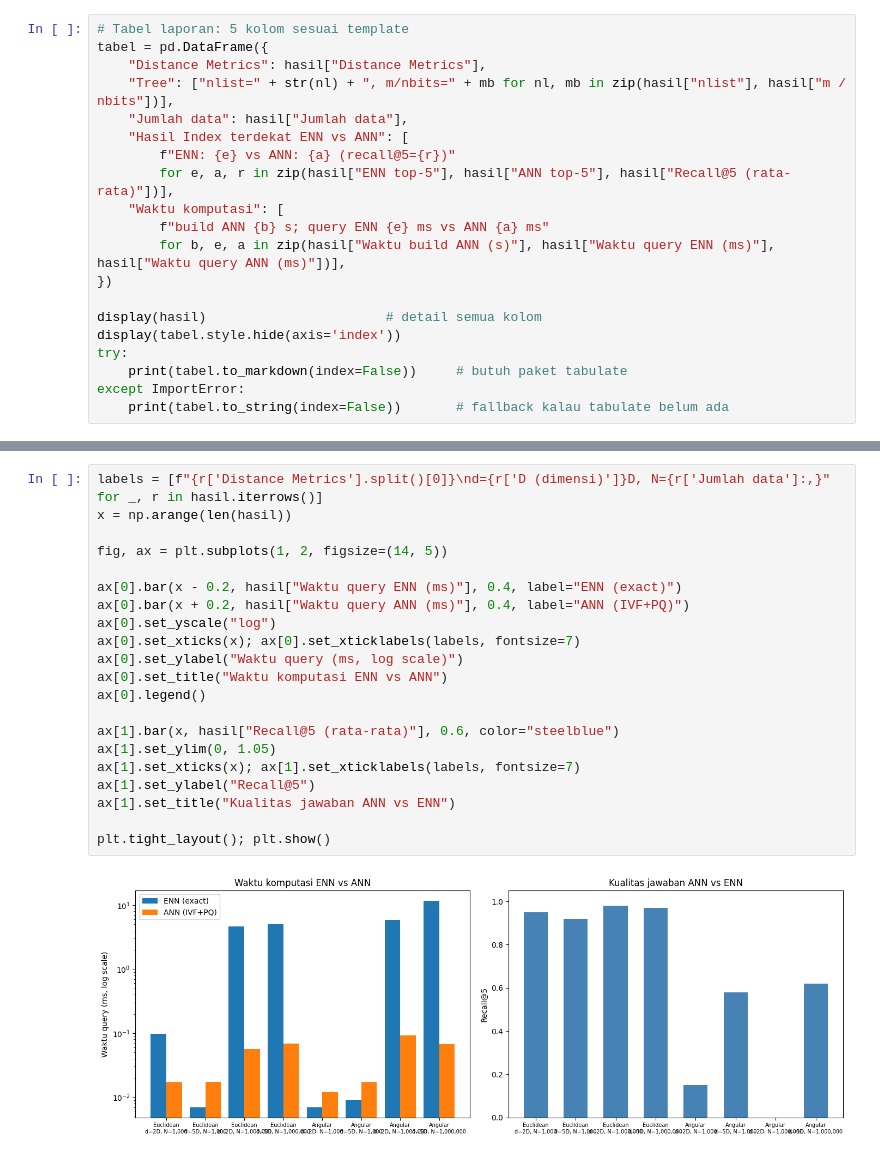
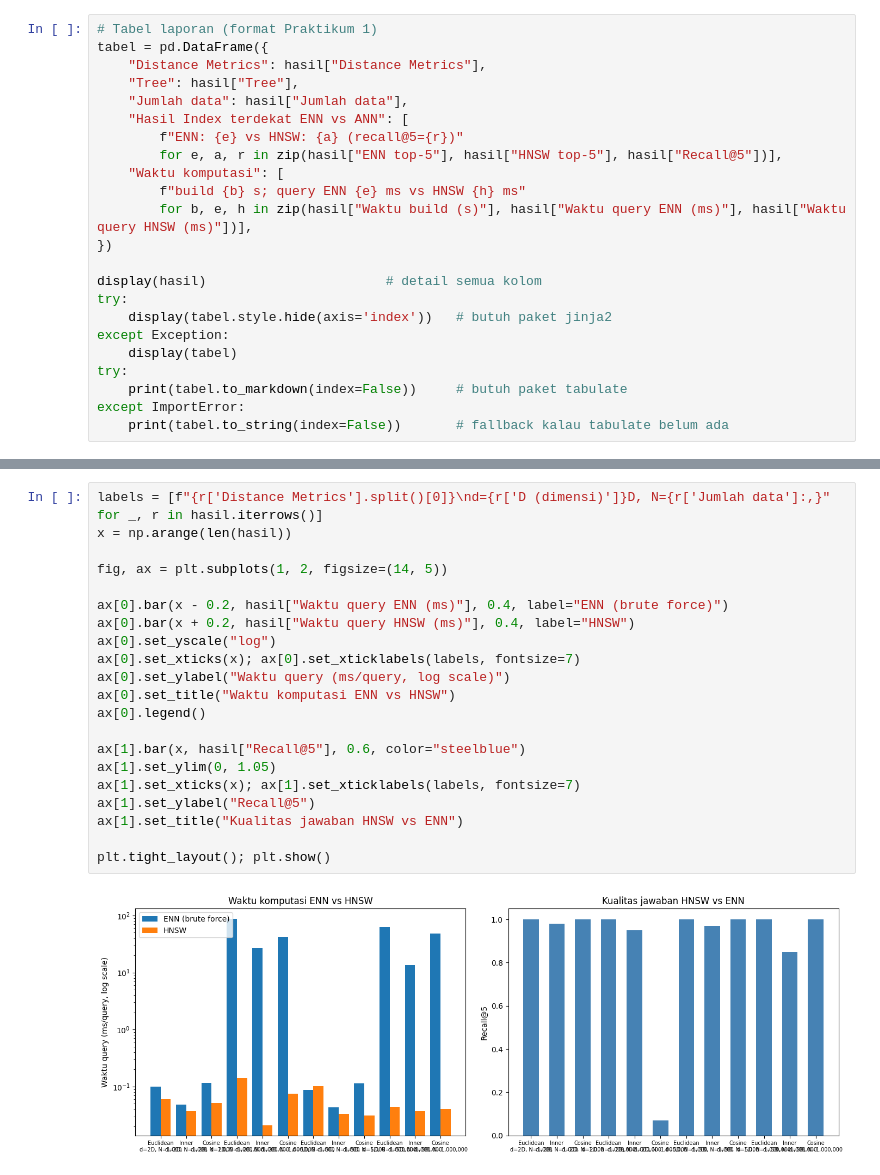
Before and after one commit to oninonins/Machine-learning-, a Jupyter notebook: JS06 - ANN/Praktikum_3.ipynb, the cells around one changed output, grey strips where cells are left out. Drawn from its saved outputs; the diff is of its cells as text.

Commit message:
feat(js06-ann): add praktikum 4-5 benchmarks and fix hnsw distance scale

```diff
--- a/JS06 - ANN/Praktikum_3.ipynb
+++ b/JS06 - ANN/Praktikum_3.ipynb
@@ -131,19 +214,22 @@ Angular (cosine, Inner Product) | d=5 | N=1,000,000 | recall@5=0.62
 # %%
-# Tabel laporan: 5 kolom sesuai template
+# Tabel laporan (format Praktikum 1)
 tabel = pd.DataFrame({
     "Distance Metrics": hasil["Distance Metrics"],
-    "Tree": ["nlist=" + str(nl) + ", m/nbits=" + mb for nl, mb in zip(hasil["nlist"], hasil["m / nbits"])],
+    "Tree": hasil["Tree"],
     "Jumlah data": hasil["Jumlah data"],
     "Hasil Index terdekat ENN vs ANN": [
-        f"ENN: {e} vs ANN: {a} (recall@5={r})"
-        for e, a, r in zip(hasil["ENN top-5"], hasil["ANN top-5"], hasil["Recall@5 (rata-rata)"])],
+        f"ENN: {e} vs HNSW: {a} (recall@5={r})"
+        for e, a, r in zip(hasil["ENN top-5"], hasil["HNSW top-5"], hasil["Recall@5"])],
     "Waktu komputasi": [
-        f"build ANN {b} s; query ENN {e} ms vs ANN {a} ms"
-        for b, e, a in zip(hasil["Waktu build ANN (s)"], hasil["Waktu query ENN (ms)"], hasil["Waktu query ANN (ms)"])],
+        f"build {b} s; query ENN {e} ms vs HNSW {h} ms"
+        for b, e, h in zip(hasil["Waktu build (s)"], hasil["Waktu query ENN (ms)"], hasil["Waktu query HNSW (ms)"])],
 })
 
 display(hasil)                       # detail semua kolom
-display(tabel.style.hide(axis='index'))
+try:
+    display(tabel.style.hide(axis='index'))   # butuh paket jinja2
+except Exception:
+    display(tabel)
 try:
     print(tabel.to_markdown(index=False))     # butuh paket tabulate
 except ImportError:
@@ -180,23 +278,23 @@ except ImportError:
 # %%
 labels = [f"{r['Distance Metrics'].split()[0]}\nd={r['D (dimensi)']}D, N={r['Jumlah data']:,}" for _, r in hasil.iterrows()]
 x = np.arange(len(hasil))
 
 fig, ax = plt.subplots(1, 2, figsize=(14, 5))
 
-ax[0].bar(x - 0.2, hasil["Waktu query ENN (ms)"], 0.4, label="ENN (exact)")
-ax[0].bar(x + 0.2, hasil["Waktu query ANN (ms)"], 0.4, label="ANN (IVF+PQ)")
+ax[0].bar(x - 0.2, hasil["Waktu query ENN (ms)"], 0.4, label="ENN (brute force)")
+ax[0].bar(x + 0.2, hasil["Waktu query HNSW (ms)"], 0.4, label="HNSW")
 ax[0].set_yscale("log")
 ax[0].set_xticks(x); ax[0].set_xticklabels(labels, fontsize=7)
-ax[0].set_ylabel("Waktu query (ms, log scale)")
-ax[0].set_title("Waktu komputasi ENN vs ANN")
+ax[0].set_ylabel("Waktu query (ms/query, log scale)")
+ax[0].set_title("Waktu komputasi ENN vs HNSW")
 ax[0].legend()
 
-ax[1].bar(x, hasil["Recall@5 (rata-rata)"], 0.6, color="steelblue")
+ax[1].bar(x, hasil["Recall@5"], 0.6, color="steelblue")
 ax[1].set_ylim(0, 1.05)
 ax[1].set_xticks(x); ax[1].set_xticklabels(labels, fontsize=7)
 ax[1].set_ylabel("Recall@5")
-ax[1].set_title("Kualitas jawaban ANN vs ENN")
+ax[1].set_title("Kualitas jawaban HNSW vs ENN")
 
 plt.tight_layout(); plt.show()
 # %% [output]
-[figure, old version]
+[figure, new version]
```
Also changed, not shown: parts of 11 cells of this notebook, 2 other files.
